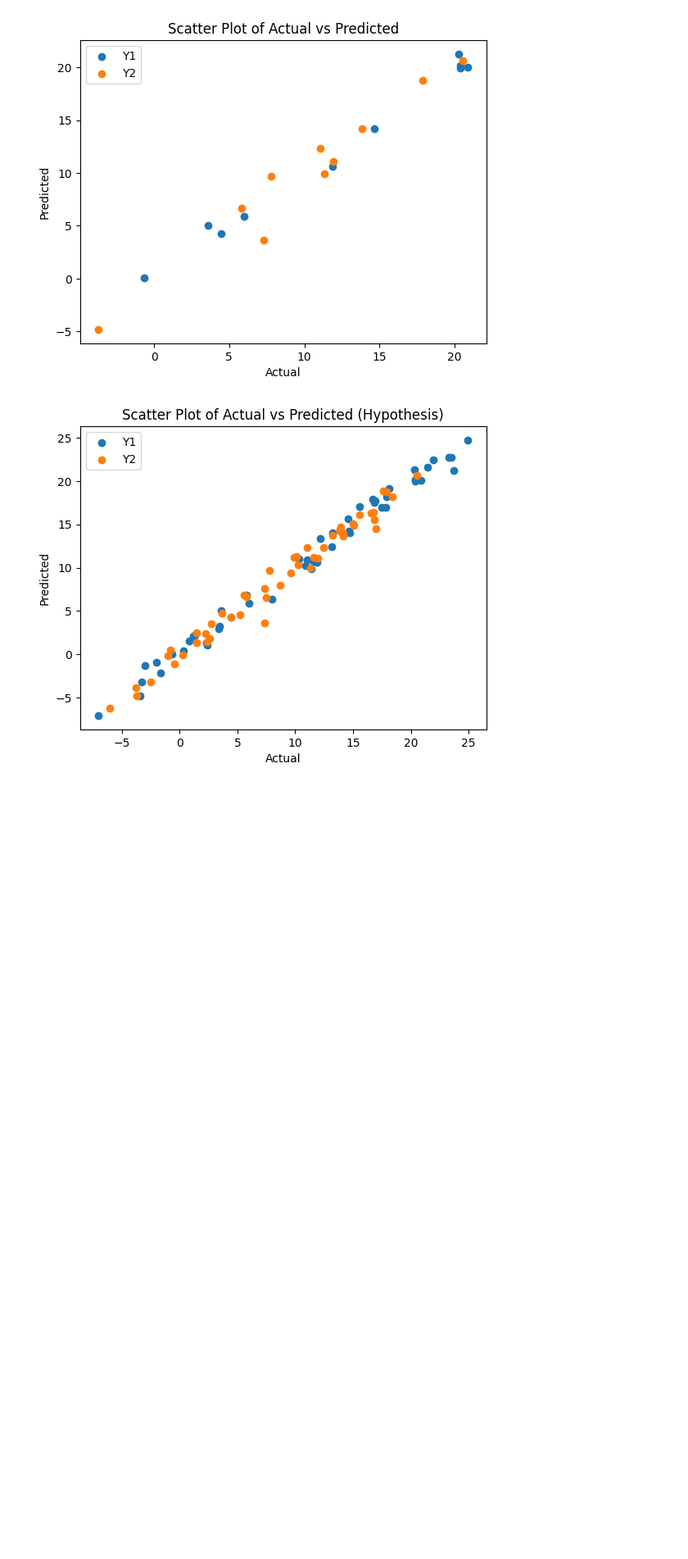
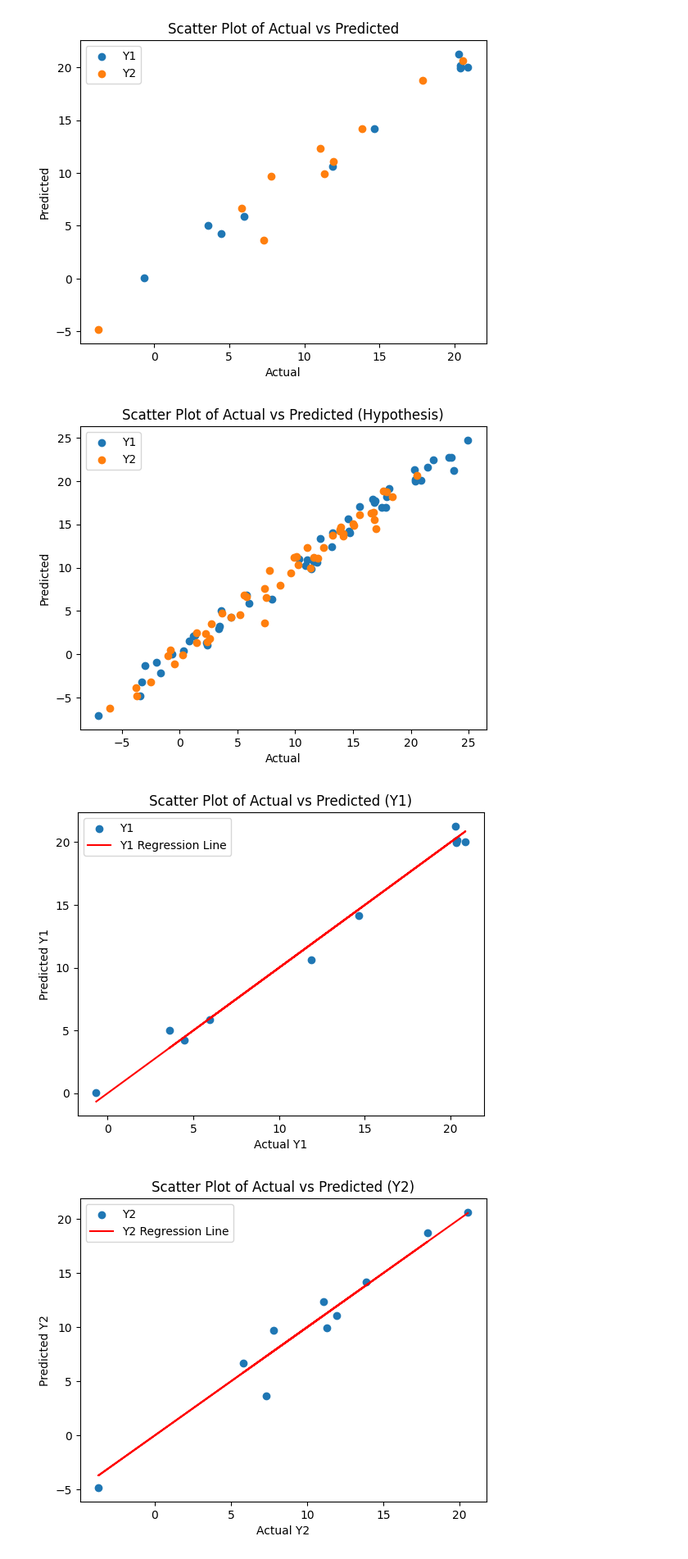
Before and after one commit to NaveenGumaste/Python-ML, a Jupyter notebook: 29-08-23 Multivatrate Linear Regression.ipynb, the cells around one changed output. Shown at 82% size. Saved outputs shown, nothing was run; the diff lists cells and outputs as text; code cells hidden in the pictures; blank space fills up the shorter version.

```diff
--- a/29-08-23 Multivatrate Linear Regression.ipynb
+++ b/29-08-23 Multivatrate Linear Regression.ipynb
@@ -97,3 +97,28 @@ Mean Squared Error (Y1): 0.6177376695367824
 Mean Squared Error (Y2): 2.4163568251074383
 [figure]
 [figure]
+# %%
+# ... (previous code) ...
+
+# Plot the scatter plot of actual vs. predicted values for Y1
+plt.scatter(y_test['y1'], predictions[:, 0], label='Y1')
+plt.plot(y_test['y1'], y_test['y1'], color='r', label='Y1 Regression Line')  # Adding regression line for Y1
+plt.xlabel('Actual Y1')
+plt.ylabel('Predicted Y1')
+plt.title('Scatter Plot of Actual vs Predicted (Y1)')
+plt.legend()
+plt.show()
+
+# Plot the scatter plot of actual vs. predicted values for Y2
+plt.scatter(y_test['y2'], predictions[:, 1], label='Y2')
+plt.plot(y_test['y2'], y_test['y2'], color='r', label='Y2 Regression Line')  # Adding regression line for Y2
+plt.xlabel('Actual Y2')
+plt.ylabel('Predicted Y2')
+plt.title('Scatter Plot of Actual vs Predicted (Y2)')
+plt.legend()
+plt.show()
+
+# ... (rest of the code) ...
+# %% [output]
+[figure, added]
+[figure, added]
```
